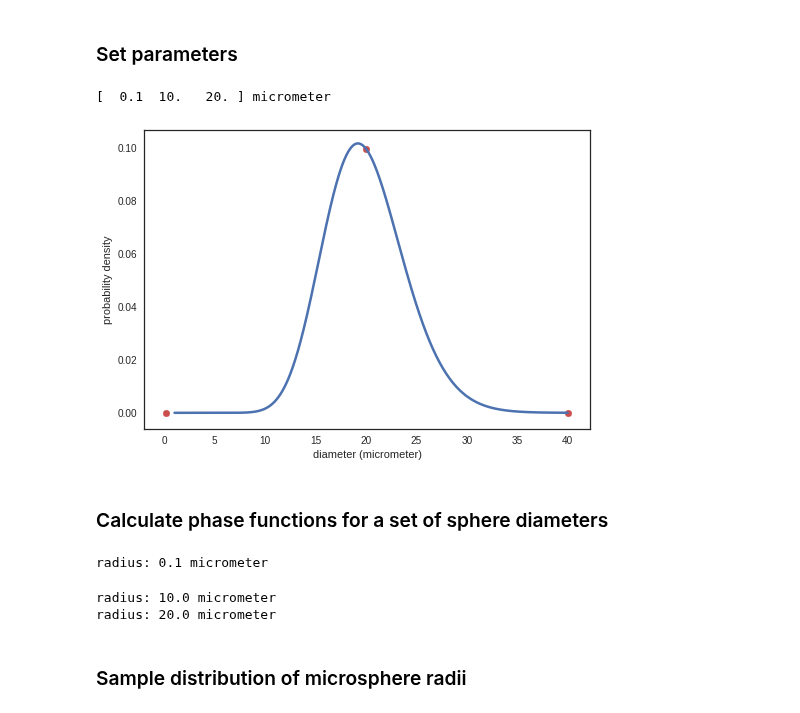
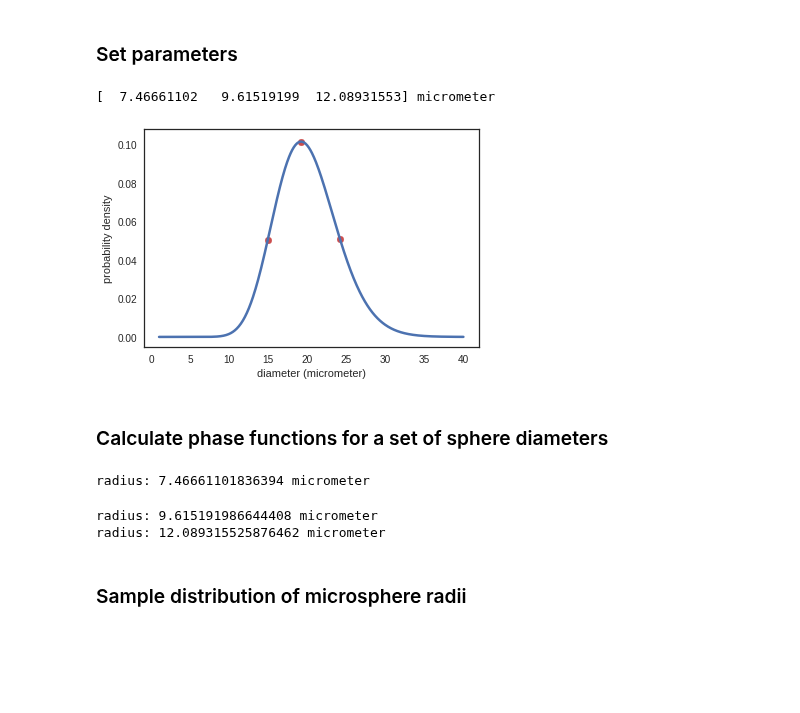
Before and after one commit to manoharan-lab/structural-color, a Jupyter notebook: bulk_polydispersity_tutorial.ipynb, the cells around one changed output. Cells and saved outputs as stored; diff of their text form; code cells hidden in the pictures; blank space fills up the shorter version.

```diff
--- a/bulk_polydispersity_tutorial.ipynb
+++ b/bulk_polydispersity_tutorial.ipynb
@@ -47,11 +47,11 @@ sns.set_style('white') # sets white plotting background
 # %%
 # calculate radius list to sample from
 
-microsphere_radius = pfs.calc_rad_list(num_radii, microsphere_radius_mean, pdi, equal_spacing = True)
+microsphere_radius = pfs.calc_rad_list(num_radii, microsphere_radius_mean, pdi, equal_spacing = False)
 print(microsphere_radius)
 # %% [output]
-[  0.1  10.   20. ] micrometer
+[  7.46661102   9.61519199  12.08931553] micrometer
-[figure, old version]
+[figure, new version]
 # %% [markdown]
 ### Calculate phase functions for a set of sphere diameters
 # %%
@@ -112,14 +112,11 @@ for j in range(microsphere_radius.size):
         x_inter, y_inter, z_inter = pfs.get_exit_pos(norm_refl, norm_trans, microsphere_radius[j])
 
         # calculate the probability density function as a function of nu, which depends on the scattering angle
-        pdf = pfs.calc_pdf(x_inter, y_inter, z_inter, microsphere_radius[j], plot = False, phi_dependent = False)
-
-        # calculate the probability density function values for the nu values of interest and store for each wavelength
-        p_microsphere[j,i,:] = pdf(nu)
+        p_microsphere[j,i,:] = pfs.calc_pdf(x_inter, y_inter, z_inter, microsphere_radius[j], plot = False, phi_dependent = False)
 # %% [output]
-radius: 0.1 micrometer
+radius: 7.46661101836394 micrometer
-radius: 10.0 micrometer
-radius: 20.0 micrometer
+radius: 9.615191986644408 micrometer
+radius: 12.089315525876462 micrometer
 # %% [markdown]
 ### Sample distribution of microsphere radii
 # %%
```
Also changed, not shown: parts of 3 cells of this notebook, 3 other files.
